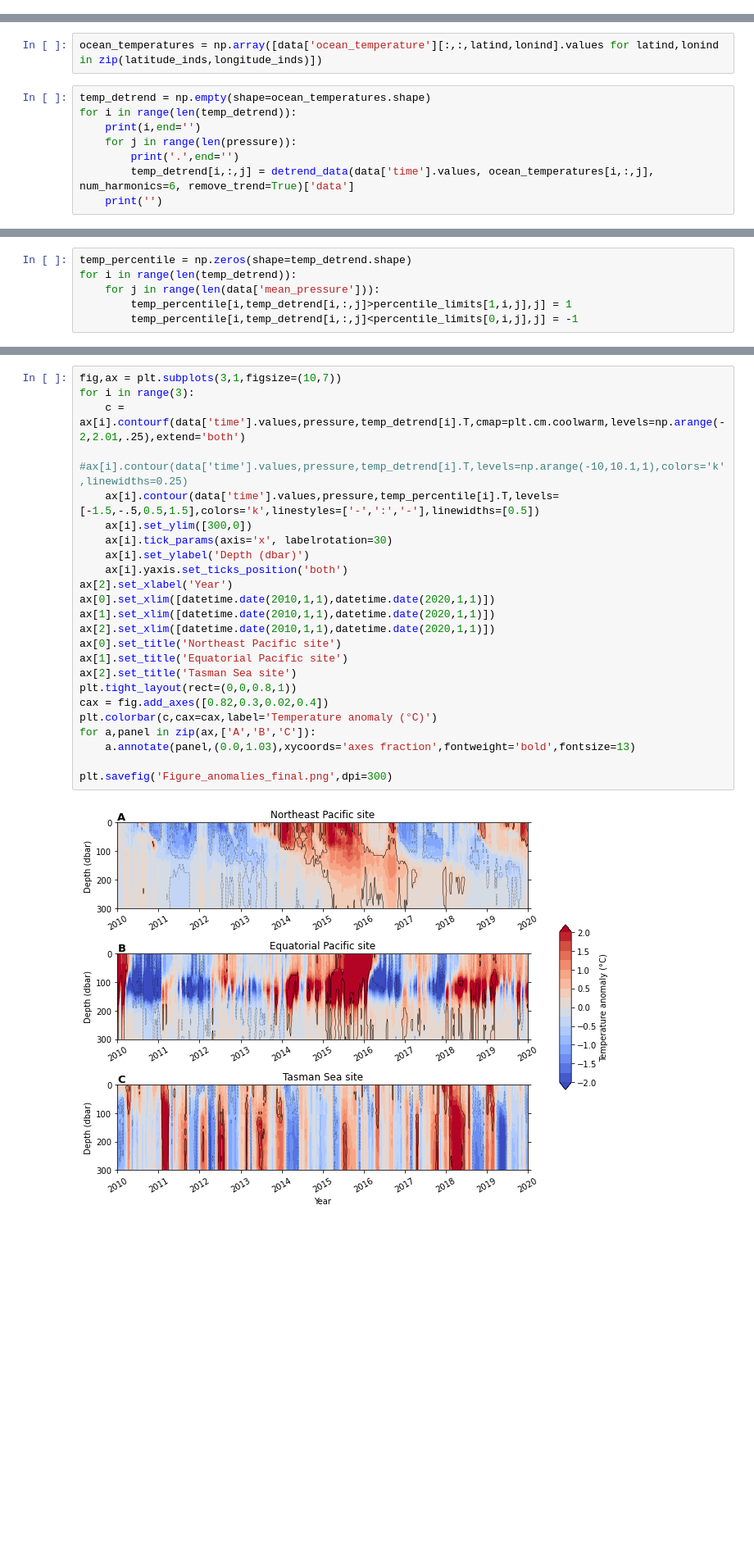
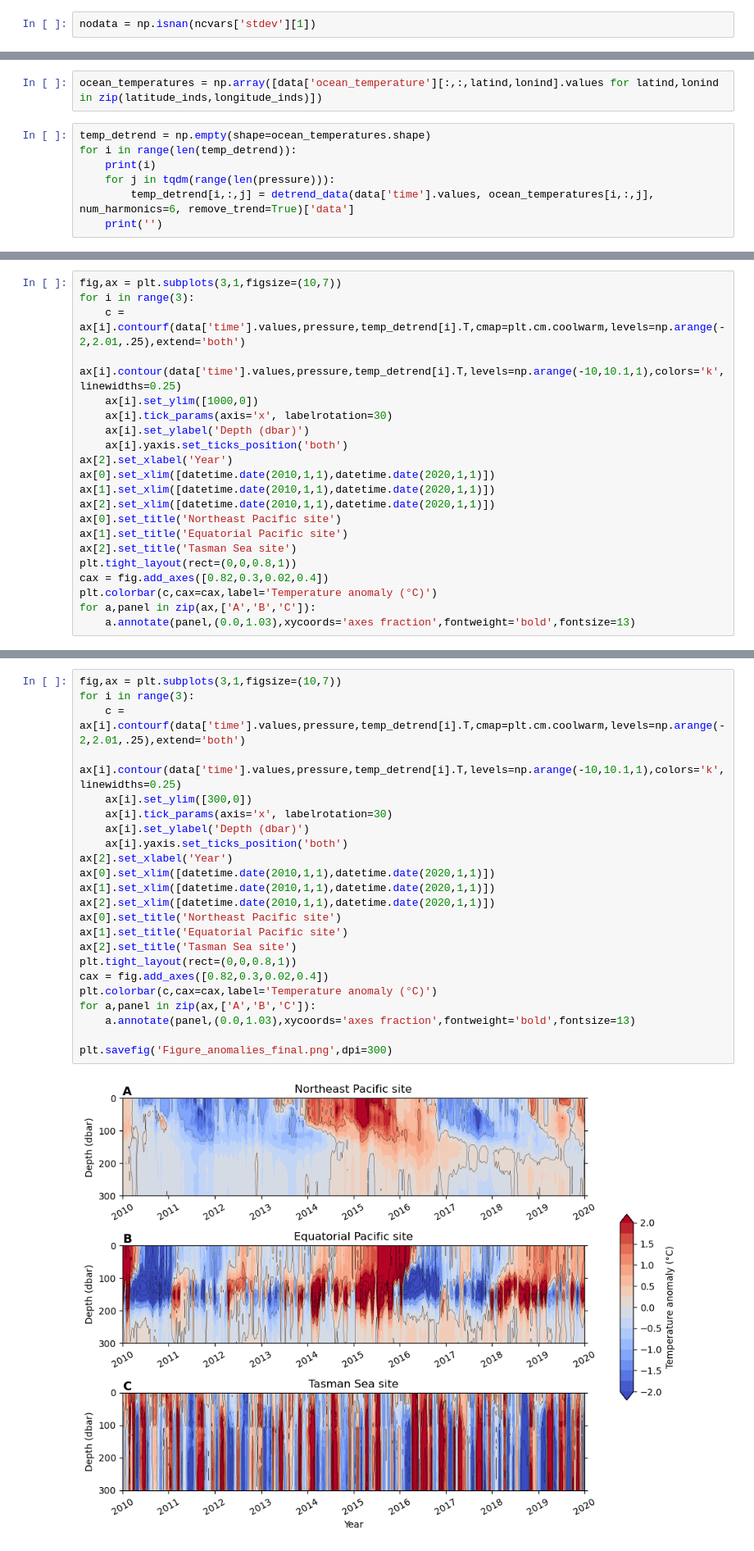
Before and after one commit to zacharykerickson/Packman_etal_JGR25, a Jupyter notebook: Figures_final.ipynb, the cells around one changed output, grey strips where cells are left out. Shown at 82% size. Cells and saved outputs as stored; diff of their text form; blank space fills up the shorter version.

```diff
--- a/Figures_final.ipynb
+++ b/Figures_final.ipynb
@@ -153 +162,3 @@ MHW_intensity[MHW_intensity==0] = np.nan
+# %%
+nodata = np.isnan(ncvars['stdev'][1])
 # %%
@@ -189,9 +200,8 @@ ocean_temperatures = np.array([data['ocean_temperature'][:,:,latind,lonind].valu
 # %%
 temp_detrend = np.empty(shape=ocean_temperatures.shape)
 for i in range(len(temp_detrend)):
-    print(i,end='')
-    for j in range(len(pressure)):
-        print('.',end='')
+    print(i)
+    for j in tqdm(range(len(pressure))):
         temp_detrend[i,:,j] = detrend_data(data['time'].values, ocean_temperatures[i,:,j], num_harmonics=6, remove_trend=True)['data']
     print('')
 # %% [output]
@@ -203,6 +211,21 @@ percentile_limits = np.percentile(temp_detrend,[10,90],axis=1)
-# %%
-temp_percentile = np.zeros(shape=temp_detrend.shape)
-for i in range(len(temp_detrend)):
-    for j in range(len(data['mean_pressure'])):
-        temp_percentile[i,temp_detrend[i,:,j]>percentile_limits[1,i,j],j] = 1
-        temp_percentile[i,temp_detrend[i,:,j]<percentile_limits[0,i,j],j] = -1
+# %%
+fig,ax = plt.subplots(3,1,figsize=(10,7))
+for i in range(3):
+    c = ax[i].contourf(data['time'].values,pressure,temp_detrend[i].T,cmap=plt.cm.coolwarm,levels=np.arange(-2,2.01,.25),extend='both')
+    ax[i].contour(data['time'].values,pressure,temp_detrend[i].T,levels=np.arange(-10,10.1,1),colors='k',linewidths=0.25)
+    ax[i].set_ylim([1000,0])
+    ax[i].tick_params(axis='x', labelrotation=30)
+    ax[i].set_ylabel('Depth (dbar)')
+    ax[i].yaxis.set_ticks_position('both')
+ax[2].set_xlabel('Year')
+ax[0].set_xlim([datetime.date(2010,1,1),datetime.date(2020,1,1)])
+ax[1].set_xlim([datetime.date(2010,1,1),datetime.date(2020,1,1)])
+ax[2].set_xlim([datetime.date(2010,1,1),datetime.date(2020,1,1)])
+ax[0].set_title('Northeast Pacific site')
+ax[1].set_title('Equatorial Pacific site')
+ax[2].set_title('Tasman Sea site')
+plt.tight_layout(rect=(0,0,0.8,1))
+cax = fig.add_axes([0.82,0.3,0.02,0.4])
+plt.colorbar(c,cax=cax,label='Temperature anomaly (°C)')
+for a,panel in zip(ax,['A','B','C']):
+    a.annotate(panel,(0.0,1.03),xycoords='axes fraction',fontweight='bold',fontsize=13)
@@ -209,28 +234,27 @@ for i in range(len(temp_detrend)):
 # %%
 fig,ax = plt.subplots(3,1,figsize=(10,7))
 for i in range(3):
     c = ax[i].contourf(data['time'].values,pressure,temp_detrend[i].T,cmap=plt.cm.coolwarm,levels=np.arange(-2,2.01,.25),extend='both')
-    #ax[i].contour(data['time'].values,pressure,temp_detrend[i].T,levels=np.arange(-10,10.1,1),colors='k',linewidths=0.25)
-    ax[i].contour(data['time'].values,pressure,temp_percentile[i].T,levels=[-1.5,-.5,0.5,1.5],colors='k',linestyles=['-',':','-'],linewidths=[0.5])
+    ax[i].contour(data['time'].values,pressure,temp_detrend[i].T,levels=np.arange(-10,10.1,1),colors='k',linewidths=0.25)
     ax[i].set_ylim([300,0])
     ax[i].tick_params(axis='x', labelrotation=30)
     ax[i].set_ylabel('Depth (dbar)')
     ax[i].yaxis.set_ticks_position('both')
 ax[2].set_xlabel('Year')
 ax[0].set_xlim([datetime.date(2010,1,1),datetime.date(2020,1,1)])
 ax[1].set_xlim([datetime.date(2010,1,1),datetime.date(2020,1,1)])
 ax[2].set_xlim([datetime.date(2010,1,1),datetime.date(2020,1,1)])
 ax[0].set_title('Northeast Pacific site')
 ax[1].set_title('Equatorial Pacific site')
 ax[2].set_title('Tasman Sea site')
 plt.tight_layout(rect=(0,0,0.8,1))
 cax = fig.add_axes([0.82,0.3,0.02,0.4])
 plt.colorbar(c,cax=cax,label='Temperature anomaly (°C)')
 for a,panel in zip(ax,['A','B','C']):
     a.annotate(panel,(0.0,1.03),xycoords='axes fraction',fontweight='bold',fontsize=13)
 
 plt.savefig('Figure_anomalies_final.png',dpi=300)
 # %% [output]
-[figure, old version]
+[figure, new version]
 # %% [markdown]
 # Figure 4: lagged correlations
```
Also changed, not shown: parts of 61 cells of this notebook, 11 other files.
